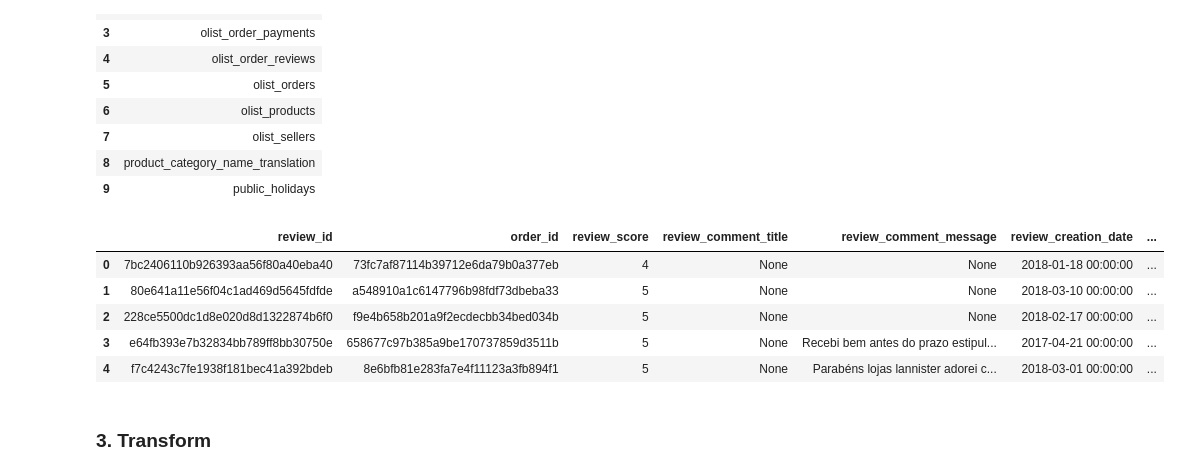
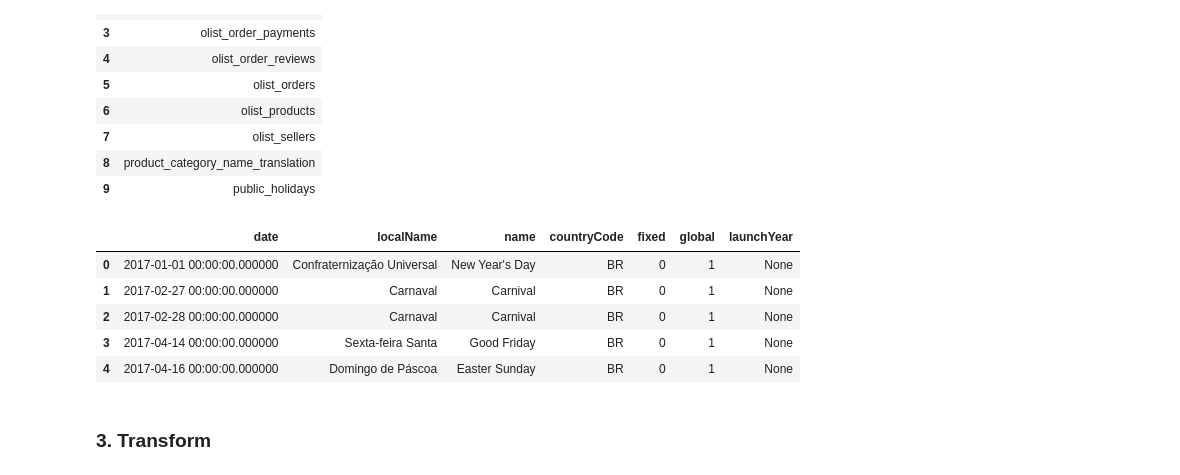
Before and after one commit to camilodvl/integrador4, a Jupyter notebook: Project.ipynb, the cells around one changed output. Saved outputs shown, nothing was run; the diff lists cells and outputs as text; code cells hidden in the pictures.

```diff
--- a/Project.ipynb
+++ b/Project.ipynb
@@ -76,16 +73,16 @@ tables_df
 | 8 | product_category_name_translation |
 | 9 | public_holidays |
 # %%
-testquery = "SELECT * FROM olist_order_reviews LIMIT 5"
+testquery = "SELECT * FROM public_holidays LIMIT 5"
 testdf = pd.read_sql_query(testquery, ENGINE)
 testdf
 # %% [output]
-|  | review_id | order_id | review_score | review_comment_title | review_comment_message | review_creation_date | ... |
-| 0 | 7bc2406110b926393aa56f80a40eba40 | 73fc7af87114b39712e6da79b0a377eb | 4 | None | None | 2018-01-18 00:00:00 | ... |
-| 1 | 80e641a11e56f04c1ad469d5645fdfde | a548910a1c6147796b98fdf73dbeba33 | 5 | None | None | 2018-03-10 00:00:00 | ... |
-| 2 | 228ce5500dc1d8e020d8d1322874b6f0 | f9e4b658b201a9f2ecdecbb34bed034b | 5 | None | None | 2018-02-17 00:00:00 | ... |
-| 3 | e64fb393e7b32834bb789ff8bb30750e | 658677c97b385a9be170737859d3511b | 5 | None | Recebi bem antes do prazo estipul... | 2017-04-21 00:00:00 | ... |
-| 4 | f7c4243c7fe1938f181bec41a392bdeb | 8e6bfb81e283fa7e4f11123a3fb894f1 | 5 | None | Parabéns lojas lannister adorei c... | 2018-03-01 00:00:00 | ... |
+|  | date | localName | name | countryCode | fixed | global | launchYear |
+| 0 | 2017-01-01 00:00:00.000000 | Confraternização Universal | New Year's Day | BR | 0 | 1 | None |
+| 1 | 2017-02-27 00:00:00.000000 | Carnaval | Carnival | BR | 0 | 1 | None |
+| 2 | 2017-02-28 00:00:00.000000 | Carnaval | Carnival | BR | 0 | 1 | None |
+| 3 | 2017-04-14 00:00:00.000000 | Sexta-feira Santa | Good Friday | BR | 0 | 1 | None |
+| 4 | 2017-04-16 00:00:00.000000 | Domingo de Páscoa | Easter Sunday | BR | 0 | 1 | None |
 # %% [markdown]
 ### 3. Transform
 # %% [markdown]
```
Also changed, not shown: parts of 2 cells of this notebook, 2 other files.
